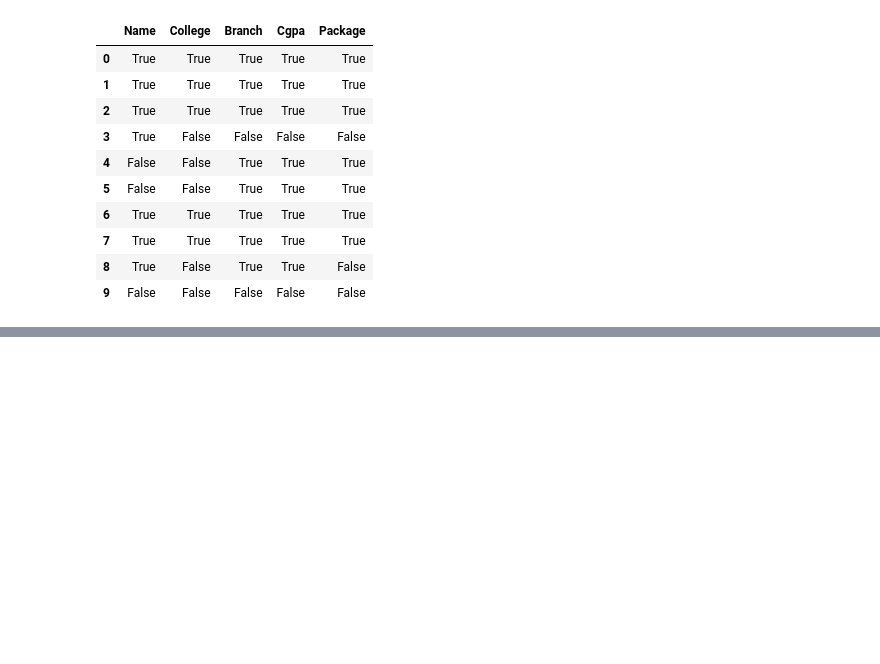
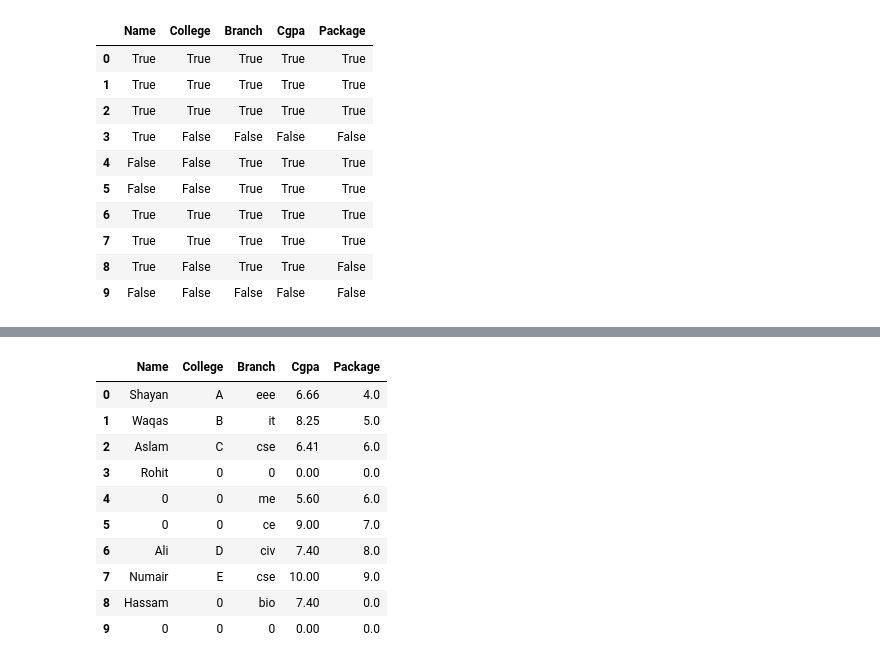
Before and after one commit to shafaq-aslam/pandas-lab, a Jupyter notebook: DataFrame/DataFrame_Functions.ipynb, the cells around one changed output, grey strips where cells are left out. Cells and saved outputs as stored; diff of their text form; code cells hidden in the pictures; blank space fills up the shorter version.

```diff
--- a/DataFrame/DataFrame_Functions.ipynb
+++ b/DataFrame/DataFrame_Functions.ipynb
@@ -803,0 +894,14 @@ students.notnull()
+# %%
+students.fillna(0)
+# %% [output]
+|  | Name | College | Branch | Cgpa | Package |
+| 0 | Shayan | A | eee | 6.66 | 4.0 |
+| 1 | Waqas | B | it | 8.25 | 5.0 |
+| 2 | Aslam | C | cse | 6.41 | 6.0 |
+| 3 | Rohit | 0 | 0 | 0.00 | 0.0 |
+| 4 | 0 | 0 | me | 5.60 | 6.0 |
+| 5 | 0 | 0 | ce | 9.00 | 7.0 |
+| 6 | Ali | D | civ | 7.40 | 8.0 |
+| 7 | Numair | E | cse | 10.00 | 9.0 |
+| 8 | Hassam | 0 | bio | 7.40 | 0.0 |
+| 9 | 0 | 0 | 0 | 0.00 | 0.0 |
```
Also changed, not shown: parts of 23 cells of this notebook.
